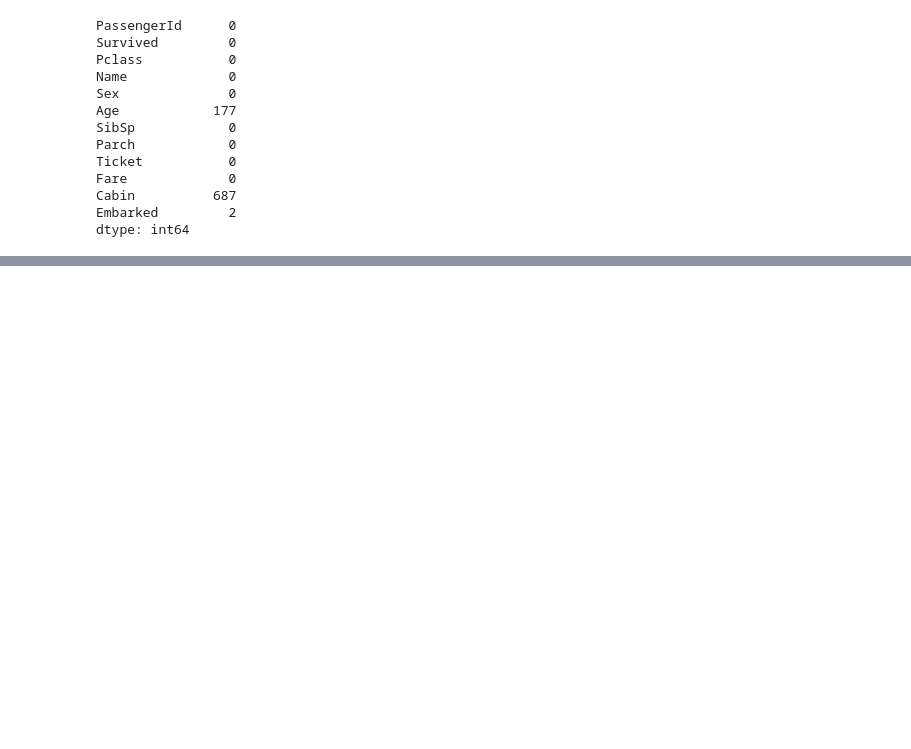
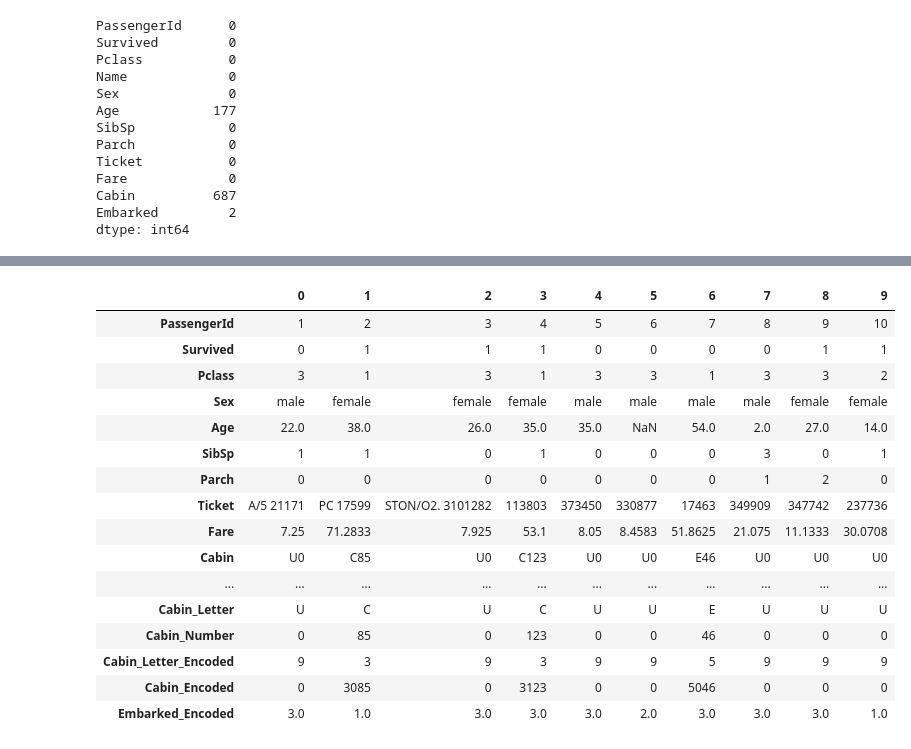
Before and after one commit to Guruvellitarun/Titanic_Classification, a Jupyter notebook: Titanic classification.ipynb, the cells around one changed output, grey strips where cells are left out. Saved outputs shown, nothing was run; the diff lists cells and outputs as text; code cells hidden in the pictures; blank space fills up the shorter version.

Commit message:
base model is done

```diff
--- a/Titanic classification.ipynb
+++ b/Titanic classification.ipynb
@@ -13,6 +23,7 @@ import matplotlib.pyplot as plt
+# %%
+# Make the copy of the dataset
+data = org_data.copy()
 # %%
-## Import the data
-data = pd.read_csv('data/train.csv')
 data.head()
 # %% [output]
 |  | PassengerId | Survived | Pclass | Name | Sex | Age | SibSp | Parch | Ticket | Fare | ... |
@@ -75,0 +111,3 @@ data.Cabin.dtype, data.Embarked.dtype
+# %%
+# We know need names because they are all unique and dosen't show any effect on the model
+data.drop("Name", axis=1, inplace=True)
@@ -75,0 +144,49 @@ data.Cabin.dtype, data.Embarked.dtype
+# %%
+def encode_cabin(df):
+    # Extract the cabin letter and number
+    df['Cabin'] = df['Cabin'].fillna('U0')  # Fill NaN with 'U0'
+    df['Cabin_Letter'] = df['Cabin'].astype(str).apply(lambda x: x[0])
+    df['Cabin_Number'] = df['Cabin'].astype(str).apply(lambda x: int(re.findall(r'\d+', x)[0]) if re.findall(r'\d+', x) else 0)
+
+    # Encode the cabin letter
+    letter_mapping = {letter: i for i, letter in enumerate('ABCDEFTGU', 1)}
+    df['Cabin_Letter_Encoded'] = df['Cabin_Letter'].map(letter_mapping)
+
+    # Combine letter and number
+    df['Cabin_Encoded'] = df['Cabin_Letter_Encoded'] * 1000 + df['Cabin_Number']
+
+    # Encode unknown (previously NaN) values as 0000
+    df.loc[df['Cabin'] == 'U0', 'Cabin_Encoded'] = 0
+
+    return df
+
+def encode_embarked(df):
+    # Simple mapping for Embarked
+    embarked_mapping = {'C': 1, 'Q': 2, 'S': 3}
+    df['Embarked_Encoded'] = df['Embarked'].fillna('Unknown').map(embarked_mapping)
+    df['Embarked_Encoded'] = df['Embarked_Encoded'].fillna(0)  # Encode unknown (previously NaN) values as 0
+
+    return df
+
+data = encode_cabin(data)
+data = encode_embarked(data)
+# %%
+data[:10].T
+# %% [output]
+|  | 0 | 1 | 2 | 3 | 4 | 5 | 6 | 7 | 8 | 9 |
+| PassengerId | 1 | 2 | 3 | 4 | 5 | 6 | 7 | 8 | 9 | 10 |
+| Survived | 0 | 1 | 1 | 1 | 0 | 0 | 0 | 0 | 1 | 1 |
+| Pclass | 3 | 1 | 3 | 1 | 3 | 3 | 1 | 3 | 3 | 2 |
+| Sex | male | female | female | female | male | male | male | male | female | female |
+| Age | 22.0 | 38.0 | 26.0 | 35.0 | 35.0 | NaN | 54.0 | 2.0 | 27.0 | 14.0 |
+| SibSp | 1 | 1 | 0 | 1 | 0 | 0 | 0 | 3 | 0 | 1 |
+| Parch | 0 | 0 | 0 | 0 | 0 | 0 | 0 | 1 | 2 | 0 |
+| Ticket | A/5 21171 | PC 17599 | STON/O2. 3101282 | 113803 | 373450 | 330877 | 17463 | 349909 | 347742 | 237736 |
+| Fare | 7.25 | 71.2833 | 7.925 | 53.1 | 8.05 | 8.4583 | 51.8625 | 21.075 | 11.1333 | 30.0708 |
+| Cabin | U0 | C85 | U0 | C123 | U0 | U0 | E46 | U0 | U0 | U0 |
+| ... | ... | ... | ... | ... | ... | ... | ... | ... | ... | ... |
+| Cabin_Letter | U | C | U | C | U | U | E | U | U | U |
+| Cabin_Number | 0 | 85 | 0 | 123 | 0 | 0 | 46 | 0 | 0 | 0 |
+| Cabin_Letter_Encoded | 9 | 3 | 9 | 3 | 9 | 9 | 5 | 9 | 9 | 9 |
+| Cabin_Encoded | 0 | 3085 | 0 | 3123 | 0 | 0 | 5046 | 0 | 0 | 0 |
+| Embarked_Encoded | 3.0 | 1.0 | 3.0 | 3.0 | 3.0 | 2.0 | 3.0 | 3.0 | 3.0 | 1.0 |
```
Also changed, not shown: parts of 19 cells of this notebook.
